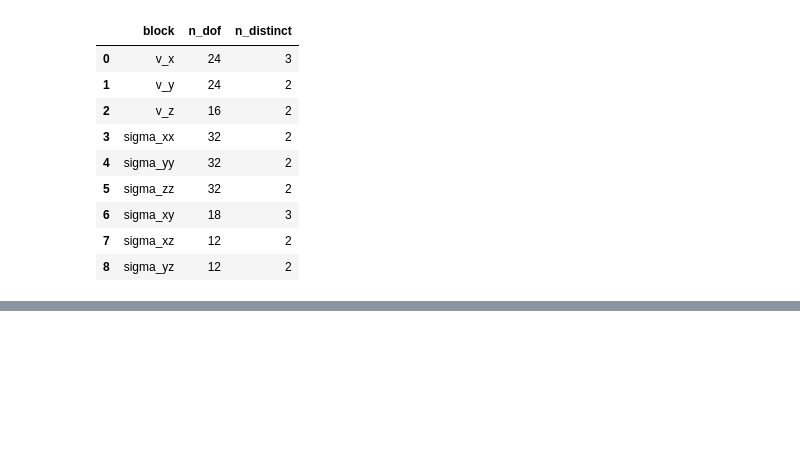
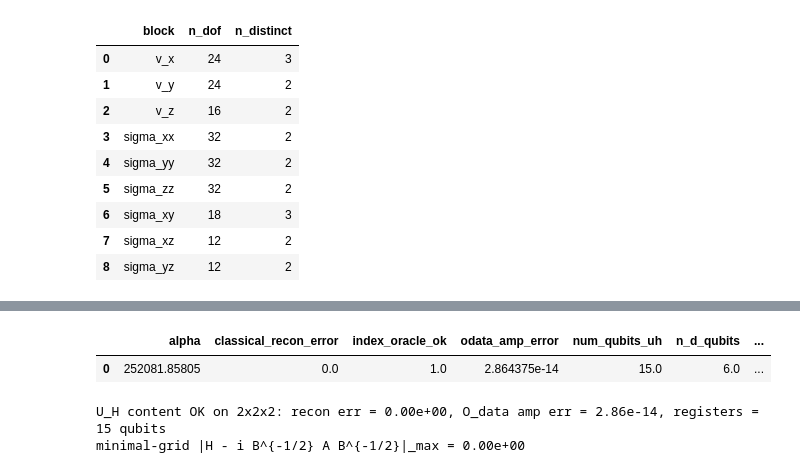
Before and after one commit to krokabobs/3D-Elastic-Wave-Equation-Hamiltonian-Simulation, a Jupyter notebook: block_encoding_hamiltonian_2d.ipynb, the cells around one changed output, grey strips where cells are left out. Saved outputs shown, nothing was run; the diff lists cells and outputs as text; code cells hidden in the pictures; blank space fills up the shorter version.

```diff
--- a/block_encoding_hamiltonian_2d.ipynb
+++ b/block_encoding_hamiltonian_2d.ipynb
@@ -317,0 +449,13 @@ O_data prototype (|Re(value_table)|, alpha=||H||_2): T-gates = 30668
+# %%
+demo = build_minimal_hamiltonian_demo(2, 2, 2, add_fractures=False)
+oracle = demo["oracle"]
+oracle_check = demo["oracle_check"]
+
+print("Minimal-grid layout: N =", demo["layout"].n_total)
+print("Oracle registers: n_d =", oracle.n_d_qubits, ", n_m =", oracle.n_m_qubits, ", n_idx =", oracle.n_index_qubits)
+print("Full U_H qubit count (data|d|m|idx):", oracle.num_qubits_uh)
+print("Oracle check:", oracle_check)
+assert oracle_check["ok"]
+
+print("verify H on minimal grid:", demo["verify_H"])
+assert demo["verify_H"]["max_abs_error"] < 1e-10
@@ -317,0 +545,23 @@ O_data prototype (|Re(value_table)|, alpha=||H||_2): T-gates = 30668
+# %%
+uh_cmp = compare_uh_to_classical(oracle)
+display(pd.DataFrame([uh_cmp]))
+
+assert uh_cmp["classical_recon_error"] < 1e-10
+assert uh_cmp["index_oracle_ok"] == 1.0
+assert uh_cmp["odata_amp_error"] < 1e-10
+
+print(
+    f"U_H content OK on 2x2x2: recon err = {uh_cmp['classical_recon_error']:.2e}, "
+    f"O_data amp err = {uh_cmp['odata_amp_error']:.2e}, "
+    f"registers = {int(uh_cmp['num_qubits_uh'])} qubits"
+)
+
+# Factor split also holds on the minimal grid
+f_err = np.max(np.abs(dense_matrix(demo["H"]) - demo["factors"]["H_from_factors"]))
+print(f"minimal-grid |H - i B^{{-1/2}} A B^{{-1/2}}|_max = {f_err:.2e}")
+assert f_err < 1e-10
+# %% [output]
+|  | alpha | classical_recon_error | index_oracle_ok | odata_amp_error | num_qubits_uh | n_d_qubits | ... |
+| 0 | 252081.85805 | 0.0 | 1.0 | 2.864375e-14 | 15.0 | 6.0 | ... |
+U_H content OK on 2x2x2: recon err = 0.00e+00, O_data amp err = 2.86e-14, registers = 15 qubits
+minimal-grid |H - i B^{-1/2} A B^{-1/2}|_max = 0.00e+00
```
Also changed, not shown: parts of 18 cells of this notebook, 1 other file.
